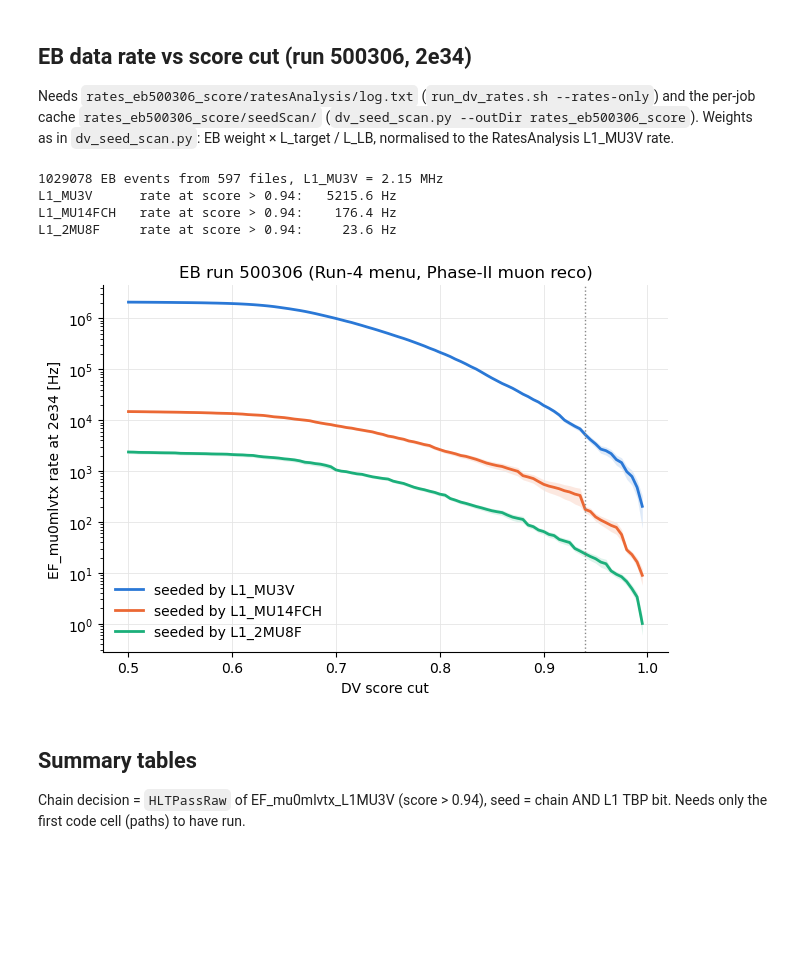
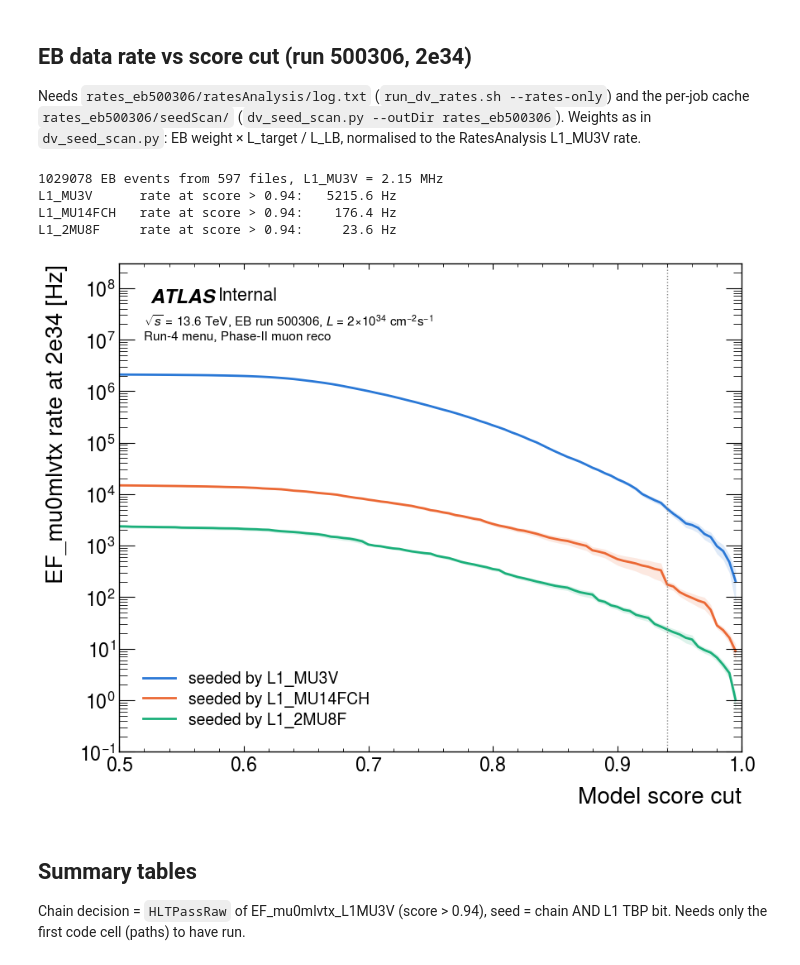
Before and after one commit to davidedicroce/MuonMLDisplacedVtx, a Jupyter notebook: dv_score_eff.ipynb, the cells around one changed output. Cells and saved outputs as stored; diff of their text form; code cells hidden in the pictures; blank space fills up the shorter version.

Commit message:
new samples

```diff
--- a/dv_score_eff.ipynb
+++ b/dv_score_eff.ipynb
@@ -105,0 +133,14 @@ plt.show()
+# %%
+# Same, L1_MU14FCH seed only
+with plot_context():
+    fig, ax = plt.subplots(figsize=(10, 7))
+    plot_efficiency(ax, "L1_MU14FCH", fontsize=13)
+    ax.set_ylabel("Fraction of events passing EF_mu0mlvtx")
+    # Inside, in the empty lower left: backgrounds first, their short labels sit next to the curves
+    handles, labels = ax.get_legend_handles_labels()
+    order = [k for k, (_, is_sig) in enumerate(SAMPLES.values()) if not is_sig] + \
+            [k for k, (_, is_sig) in enumerate(SAMPLES.values()) if is_sig]
+    ax.legend([handles[k] for k in order], [labels[k] for k in order], fontsize=12, frameon=False,
+              loc="lower left", title="dashed: background, solid: signal", title_fontsize=12)
+    fig.tight_layout()
+    plt.show()
@@ -132,70 +175,68 @@ JPSI_mu200                   L1_2MU8F       6.5    1.9    0.6    0.4    0.2    0
 # %% [markdown]
 ## EB data rate vs score cut (run 500306, 2e34)
 
-Needs `rates_eb500306_score/ratesAnalysis/log.txt` (`run_dv_rates.sh --rates-only`) and the per-job cache
-`rates_eb500306_score/seedScan/` (`dv_seed_scan.py --outDir rates_eb500306_score`). Weights as in `dv_seed_scan.py`:
+Needs `rates_eb500306/ratesAnalysis/log.txt` (`run_dv_rates.sh --rates-only`) and the per-job cache
+`rates_eb500306/seedScan/` (`dv_seed_scan.py --outDir rates_eb500306`). Weights as in `dv_seed_scan.py`:
 EB weight × L_target / L_LB, normalised to the RatesAnalysis L1_MU3V rate.
 # %%
 import sys
 sys.path.insert(0, f"{DV_DIR}/test_rate")
 from dv_seed_scan import eb_weights, ref_rate
 
-EB_OUT = f"{DV_DIR}/test_rate/rates_eb500306_score"
 RUN, TARGET_L = 500306, 2e34
 rates_log = f"{EB_OUT}/ratesAnalysis/log.txt"
 tables = sorted(glob.glob(f"{EB_OUT}/seedScan/*.txt"))
 if not (os.path.exists(rates_log) and tables):
     print("EB rate inputs not there yet: run the rates step and dv_seed_scan.py first")
 else:
     weights, lumi = eb_weights(RUN)
     w, sc, bits = [], [], []
     for path in tables:
         with open(path) as fh:
             for line in fh:
                 if line.startswith("#"):
                     items = line[1:].split()[4:]
                     continue
                 f = line.split()
                 ev, lb = int(f[0]), int(f[1])
                 if ev not in weights or lb not in lumi:
                     continue
                 w.append(weights[ev] * TARGET_L / (lumi[lb] * 1e30))
                 sc.append(float(f[3]))
                 bits.append([int(b) for b in f[4:]])
     w, sc, bits = np.array(w), np.array(sc), np.array(bits, dtype=bool)
     l1 = {it: bits[:, k] for k, it in enumerate(items)}
     scale = ref_rate(rates_log, "L1_MU3V") / w[l1["L1_MU3V"]].sum()  # Hz per unit weight
     print(f"{len(w)} EB events from {len(tables)} files, L1_MU3V = {ref_rate(rates_log, 'L1_MU3V') / 1e6:.2f} MHz")
 
     # The chain is seeded by L1_MU3V in data, so 'no L1' is not available: MU3V is the loosest seed
     EB_SEEDS = ["L1_MU3V", "L1_MU14FCH", "L1_2MU8F"]
-    fig, ax = plt.subplots(figsize=(6.5, 4.6))
-    for seed, color in zip(EB_SEEDS, ["#2a78d6", "#eb6834", "#1baf7a"]):
-        m = l1[seed] & l1["L1_MU3V"]
-        rate = np.array([w[m & (sc > c)].sum() for c in CUTS]) * scale
-        err = np.array([np.sqrt((w[m & (sc > c)] ** 2).sum()) for c in CUTS]) * scale
-        ok = rate > 0
-        ax.plot(CUTS[ok], rate[ok], color=color, lw=2, label=f"seeded by {seed}")
-        ax.fill_between(CUTS[ok], (rate - err)[ok].clip(min=1e-3), (rate + err)[ok], color=color, alpha=0.15, lw=0)
-        i = np.argmin(abs(CUTS - NOMINAL_CUT))
-        print(f"{seed:12s} rate at score > {NOMINAL_CUT}: {w[m & (sc > NOMINAL_CUT)].sum() * scale:8.1f} Hz")
-    ax.axvline(NOMINAL_CUT, color="#888888", lw=1, ls=":")
-    ax.set_yscale("log")
-    ax.set_xlabel("DV score cut")
-    ax.set_ylabel("EF_mu0mlvtx rate at 2e34 [Hz]")
-    ax.set_title("EB run 500306 (Run-4 menu, Phase-II muon reco)")
-    ax.grid(True, which="major", color="#e5e5e5", lw=0.6)
-    for side in ("top", "right"):
-        ax.spines[side].set_visible(False)
-    ax.legend(frameon=False)
-    fig.tight_layout()
-    plt.show()
+    with plot_context():
+        fig, ax = plt.subplots(figsize=(9, 7))
+        for seed, color in zip(EB_SEEDS, ["#2a78d6", "#eb6834", "#1baf7a"]):
+            m = l1[seed] & l1["L1_MU3V"]
+            rate = np.array([w[m & (sc > c)].sum() for c in CUTS]) * scale
+            err = np.array([np.sqrt((w[m & (sc > c)] ** 2).sum()) for c in CUTS]) * scale
+            ok = rate > 0
+            ax.plot(CUTS[ok], rate[ok], color=color, lw=2, label=f"seeded by {seed}")
+            ax.fill_between(CUTS[ok], (rate - err)[ok].clip(min=1e-3), (rate + err)[ok], color=color, alpha=0.15, lw=0)
+            i = np.argmin(abs(CUTS - NOMINAL_CUT))
+            print(f"{seed:12s} rate at score > {NOMINAL_CUT}: {w[m & (sc > NOMINAL_CUT)].sum() * scale:8.1f} Hz")
+        ax.axvline(NOMINAL_CUT, color="#888888", lw=1, ls=":")
+        ax.set_yscale("log")
+        ax.set_xlabel("Model score cut")
+        ax.set_ylabel("EF_mu0mlvtx rate at 2e34 [Hz]")
+        ax.set_ylim(top=ax.get_ylim()[1] * 30)  # headroom for the ATLAS label
+        atlas_header(ax, r"$\sqrt{s}$ = 13.6 TeV, " "EB run 500306, $L$ = 2$\\times$10$^{34}$ cm$^{-2}$s$^{-1}$\nRun-4 menu, Phase-II muon reco", data=True)
+        ax.legend(frameon=False, loc="lower left")
+        fig.tight_layout()
+        plt.show()
 # %% [output]
 1029078 EB events from 597 files, L1_MU3V = 2.15 MHz
 L1_MU3V      rate at score > 0.94:   5215.6 Hz
 L1_MU14FCH   rate at score > 0.94:    176.4 Hz
 L1_2MU8F     rate at score > 0.94:     23.6 Hz
-[figure, old version]
+[figure, new version]
 # %% [markdown]
 ## Summary tables
 
```
Also changed, not shown: parts of 15 cells of this notebook, 11 other files.
